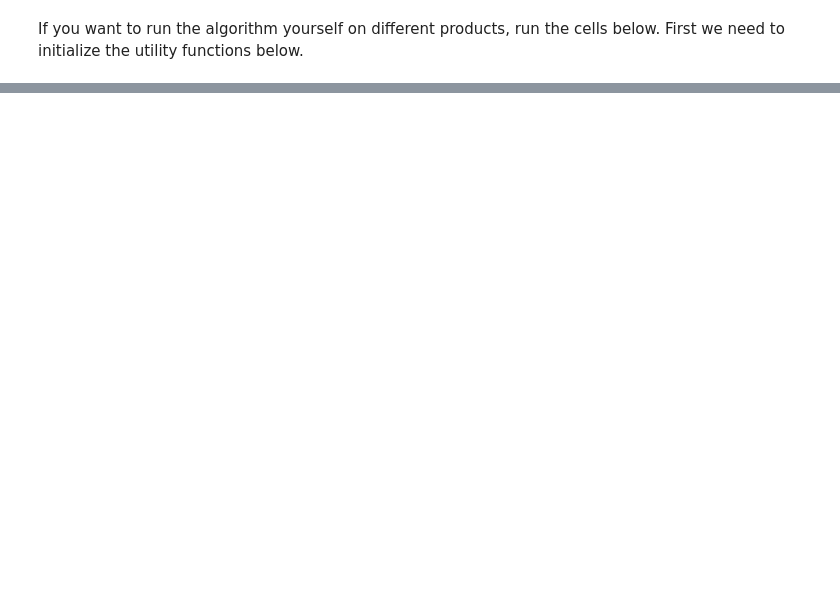
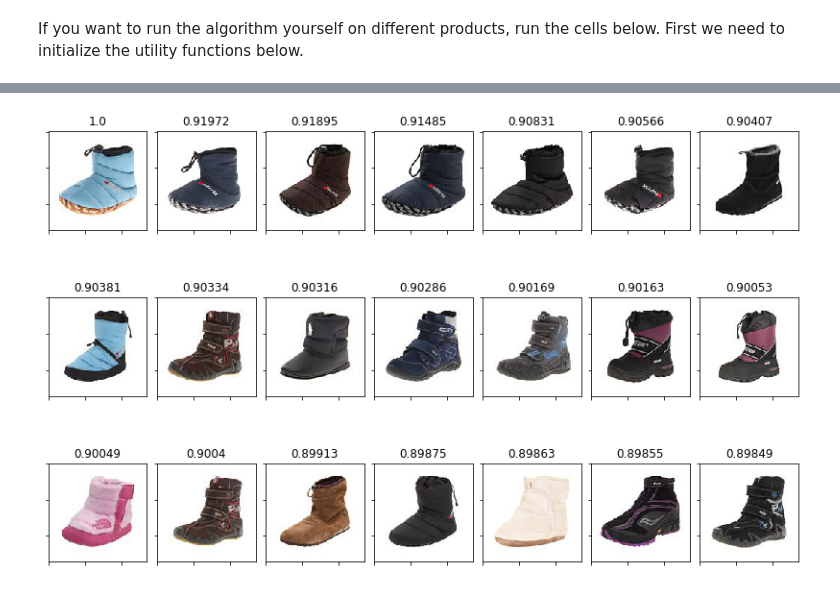
Before and after one commit to aws-samples/aws-sagemaker-pytorch-shop-by-style, a Jupyter notebook: notebooks/shop-by-style-model-on-pytorch.ipynb, the cells around one changed output, grey strips where cells are left out. Cells and saved outputs as stored; diff of their text form; code cells hidden in the pictures; blank space fills up the shorter version.

```diff
--- a/notebooks/shop-by-style-model-on-pytorch.ipynb
+++ b/notebooks/shop-by-style-model-on-pytorch.ipynb
@@ -1114,0 +1280,25 @@ display_similiar_products(results)
+# %%
+##for resnet-34 tests
+import torch
+import torchvision.models as models
+import torch.nn as nn
+import numpy as np
+
+COSINE_SIMILARITY = 0
+L1_DISTANCE = 1
+L2_DISTANCE = 2
+
+style_layers = [1,11,29]
+style_layer_weightings = [1,0.3,0]
+content_layers = [29]
+content_layer_weightings = [1]
+beta = 0.5
+
+def deep_image_classification_model() :
+
+    cnn = models.resnet34(pretrained=True)
+    cnn.layer1[0].bn2.register_forward_hook(style_hook)
+    cnn.layer2[2].bn2.register_forward_hook(style_hook)
+    cnn.layer4[1].bn2.register_forward_hook(content_hook)
+
+    return cnn
@@ -1114,0 +1385,4 @@ display_similiar_products(results)
+# %%
+display_similiar_products(results)
+# %% [output]
+[figure, added]
```
Also changed, not shown: parts of 31 cells of this notebook.
